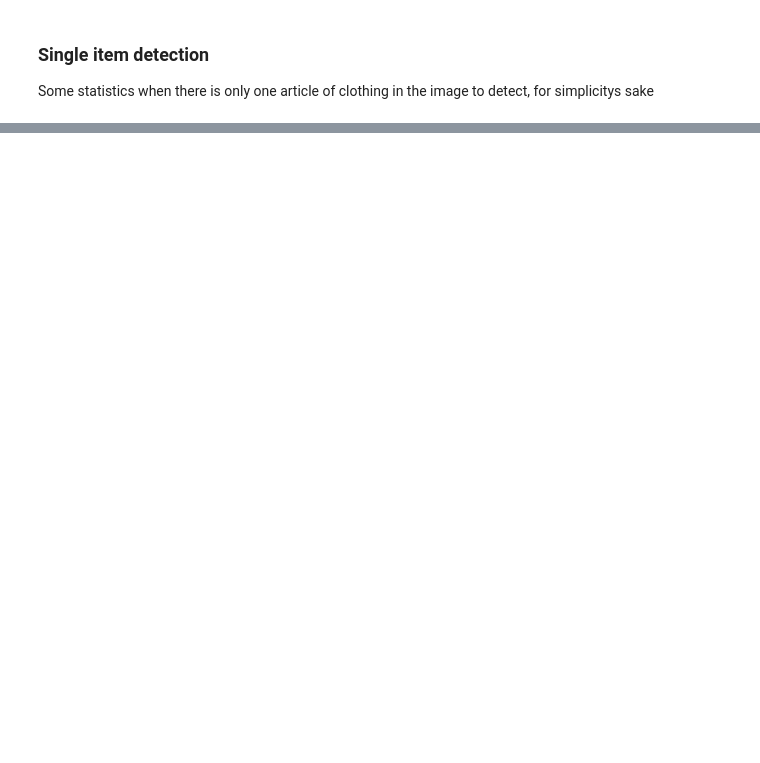
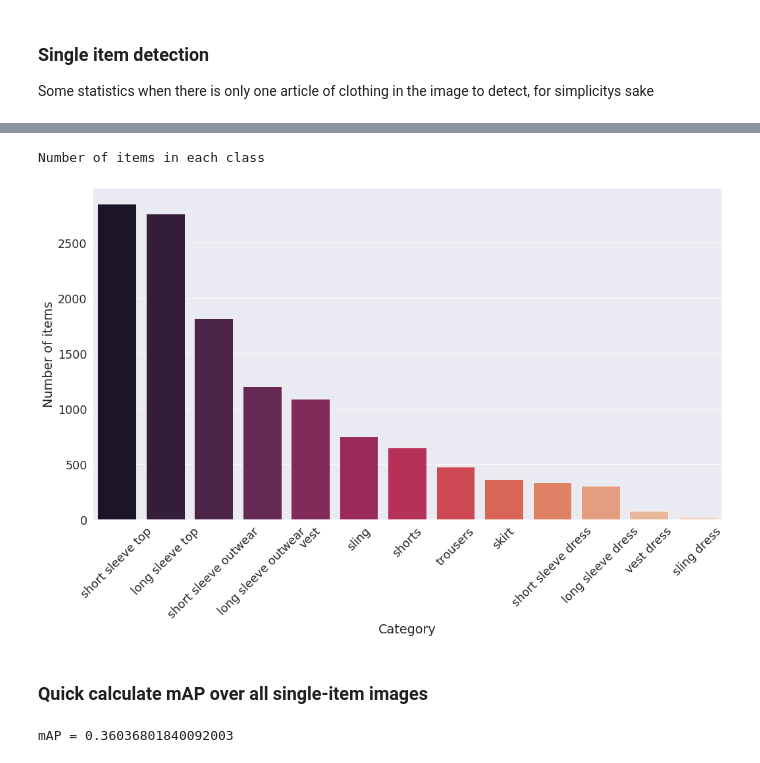
Before and after one commit to antonstagge/deepfashion-project, a Jupyter notebook: Mask_RCNN/fashion/Evaluation.ipynb, the cells around one changed output, grey strips where cells are left out. Cells and saved outputs as stored; diff of their text form; code cells hidden in the pictures; blank space fills up the shorter version.

```diff
--- a/Mask_RCNN/fashion/Evaluation.ipynb
+++ b/Mask_RCNN/fashion/Evaluation.ipynb
@@ -364,9 +563,52 @@ plt.show()
 # %%
 print("Number of items in each class")
+sns.set_context("paper",font_scale=2)
 fix, ax = plt.subplots(figsize = (15,10))
 counts = single.groupby('gt').count()[['gt_item_count']]
+counts = counts.sort_values(by='gt_item_count', ascending=False)
 counts.index = average_confidence.columns.values
 
-sns.barplot(x=counts.index, y = counts.gt_item_count)
+sns.barplot(x=counts.index, y = counts.gt_item_count, palette="rocket")
 plt.xticks(rotation=45)
+ax.set_xlabel('Category')
+ax.set_ylabel('Number of items')
+plt.tight_layout()
 plt.show()
+# %% [output]
+Number of items in each class
+[figure, added]
+# %% [markdown]
+### Quick calculate mAP over all single-item images
+# %%
+# Remove unneeded cols
+mAP_table = single.drop(columns=['gt', 'gt_item_count'])
+
+total_amount_of_articles = 0
+correctly_detected_articles = 0
+total_amount_of_detected_articles = 0
+
+for i in range(len(mAP_table)):
+    # Get the results for each image/row in the table
+    row = mAP_table.iloc[[i]]
+
+    # Count amount of detected items (the -1 is for the gt column)
+    total_amount_of_detected_articles += row.astype(bool).sum(axis=1).values[0] - 1
+
+    # Extract all the clothing articles present in gt
+    articles = row['as_list'].values[0]
+
+    for article in articles:
+        # Increment the amount of articles we've tried to detect
+        total_amount_of_articles += 1
+
+
+        # Check if we have detected the article
+        class_confidence = row[str(article)].values[0]
+
+        if class_confidence > 0:
+             #If so increment correctly detected articles
+            correctly_detected_articles += 1
+
+print("mAP = {}".format(correctly_detected_articles/total_amount_of_detected_articles))
+# %% [output]
+mAP = 0.36036801840092003
```
Also changed, not shown: parts of 22 cells of this notebook.
